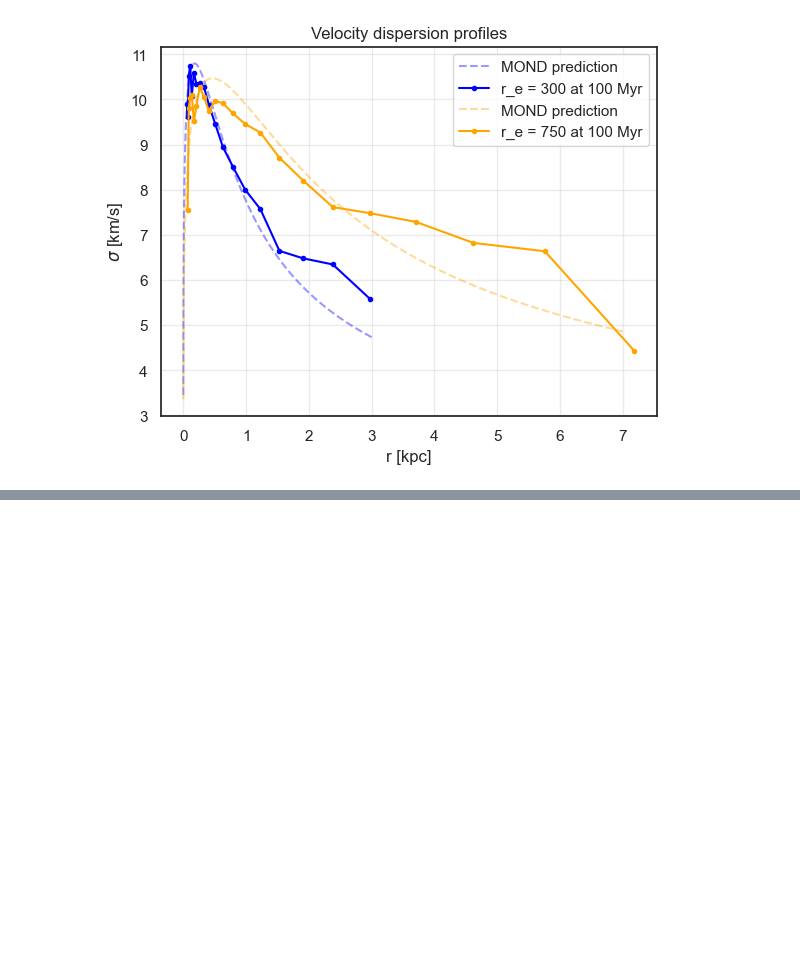
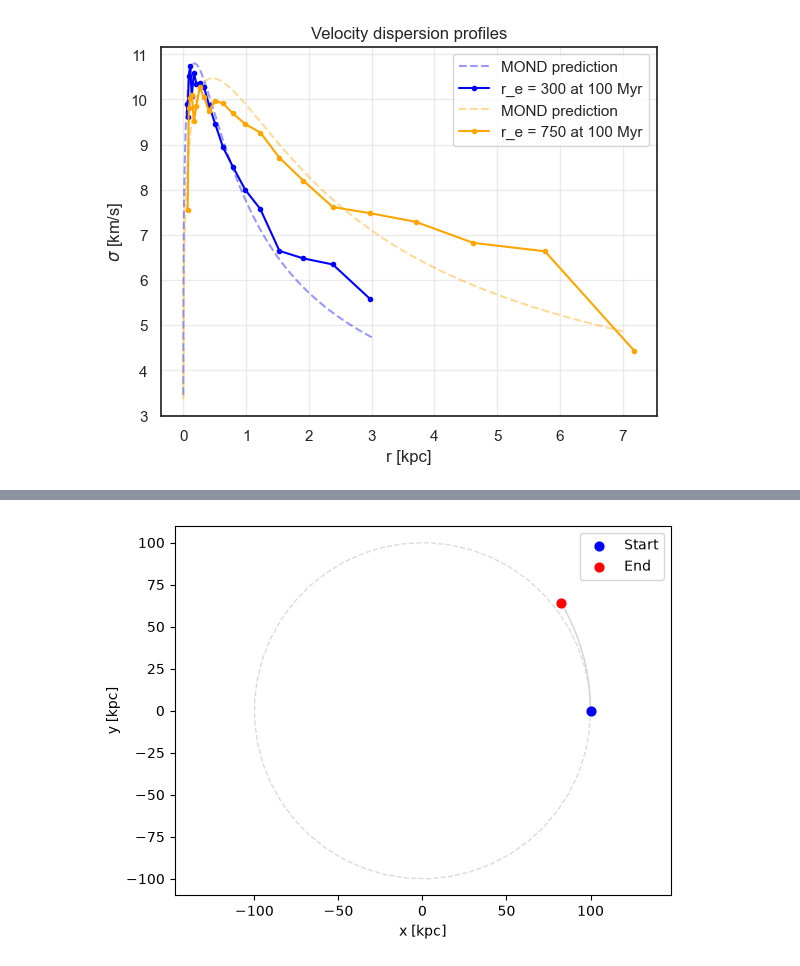
Before and after one commit to olgahinke/dwarf_por, a Jupyter notebook: analysis.ipynb, the cells around one changed output, grey strips where cells are left out. Drawn from its saved outputs; the diff is of its cells as text; code cells hidden in the pictures; blank space fills up the shorter version.

```diff
--- a/analysis.ipynb
+++ b/analysis.ipynb
@@ -642,8 +707,7 @@ def plotting(filename, dt, t_end, r_e, x0, y0, vx, vy, N_host, grid_length, movi
     return (
         np.array(times), all_pos, all_vel, all_mass,
         np.array(rs), np.array(sigmas), masses_host, masses_sat,
-        rhos_host, rhos_sat, bins_host, bins_sat, hmr_sat, lag_sat, alphas, betas, r_centers, sigmas_bin, tidals, jacobs
-    )
+        rhos_host, rhos_sat, bins_host, bins_sat, hmr_sat, lag_sat, alphas, betas, r_centers, sigmas_bin, tidals, jacobs)
 # %%
 def get_perigalacticon(times, rs, factor = 100):
     spline = UnivariateSpline(times, rs, s=len(times) * factor, k=4)
@@ -1126,0 +1222,25 @@ plt.show()
+# %%
+t, r, com, v = plotting_pointmass("/Users/olgahinke/simus/tests_new_MW/one_part/100/",10, 33, boxsize = 1000)
+# %%
+r = np.array(r).squeeze()
+
+x = r[:, 0]
+y = r[:, 1]
+z = r[:, 2]
+rho = np.linspace(0, 2 * np.pi)
+x1 = 100 * np.cos(rho)
+y1 = 100 * np.sin(rho)
+# x-y plane
+plt.plot(x, y, lw=1, color='lightgrey')
+plt.plot(x1, y1, lw=1, ls = "dashed", alpha = 0.8, color='lightgrey')
+plt.scatter(x[0],  y[0],  color='blue', s=40, zorder=3, label='Start')
+plt.scatter(x[-1], y[-1], color='red',   s=40, zorder=3, label='End')
+plt.xlabel('x [kpc]')
+plt.ylabel('y [kpc]')
+plt.xlim(-200, 200)
+plt.ylim(-200,200)
+plt.axis('equal')
+plt.legend()
+plt.show()
+# %% [output]
+[figure, added]
```
Also changed, not shown: parts of 7 cells of this notebook, 13 other files.
